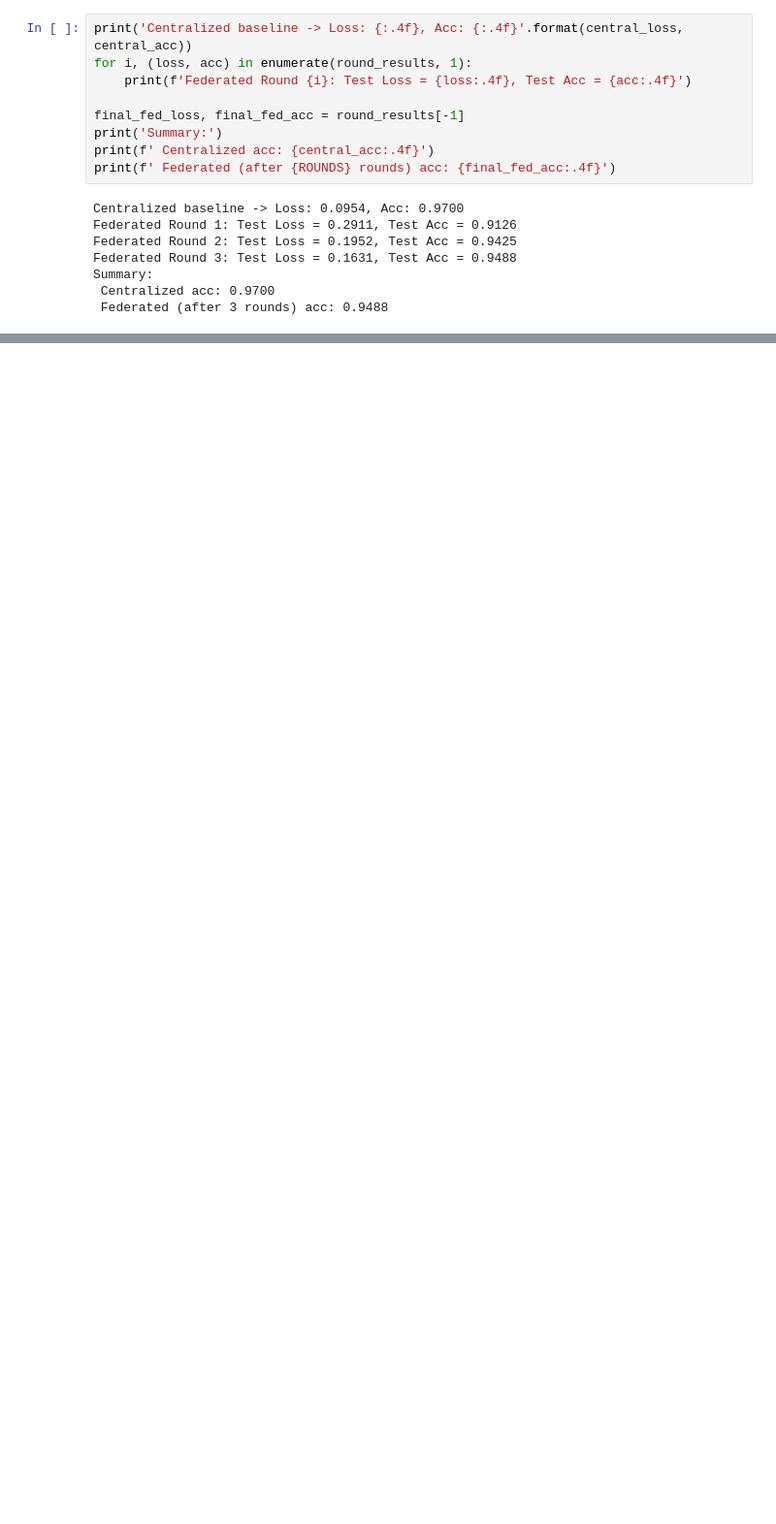
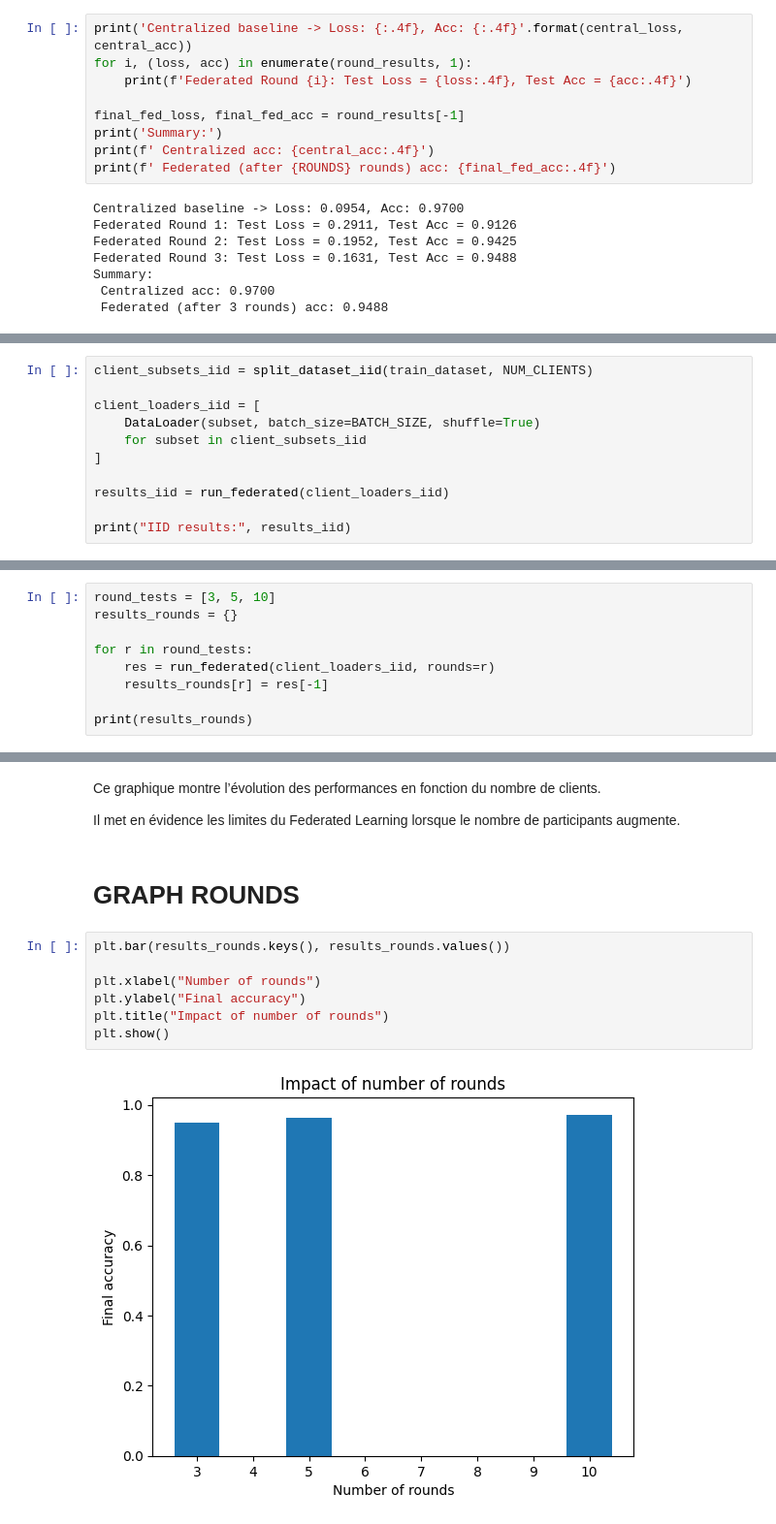
Before and after one commit to Neginow/Federated-Learning-Project, a Jupyter notebook: federated_mnist.ipynb, the cells around one changed output, grey strips where cells are left out. Shown at 97% size. Cells and saved outputs as stored; diff of their text form; blank space fills up the shorter version.

```diff
--- a/federated_mnist.ipynb
+++ b/federated_mnist.ipynb
@@ -301,0 +378,11 @@ Summary:
+# %%
+client_subsets_iid = split_dataset_iid(train_dataset, NUM_CLIENTS)
+
+client_loaders_iid = [
+    DataLoader(subset, batch_size=BATCH_SIZE, shuffle=True)
+    for subset in client_subsets_iid
+]
+
+results_iid = run_federated(client_loaders_iid)
+
+print("IID results:", results_iid)
@@ -301,0 +504,9 @@ Summary:
+# %%
+round_tests = [3, 5, 10]
+results_rounds = {}
+
+for r in round_tests:
+    res = run_federated(client_loaders_iid, rounds=r)
+    results_rounds[r] = res[-1]
+
+print(results_rounds)
@@ -301,0 +560,17 @@ Summary:
+# %% [markdown]
+
+
+Ce graphique montre l’évolution des performances en fonction du nombre de clients.
+
+Il met en évidence les limites du Federated Learning lorsque le nombre de participants augmente.
+# %% [markdown]
+# GRAPH ROUNDS
+# %%
+plt.bar(results_rounds.keys(), results_rounds.values())
+
+plt.xlabel("Number of rounds")
+plt.ylabel("Final accuracy")
+plt.title("Impact of number of rounds")
+plt.show()
+# %% [output]
+[figure, added]
```
Also changed, not shown: parts of 56 cells of this notebook.
